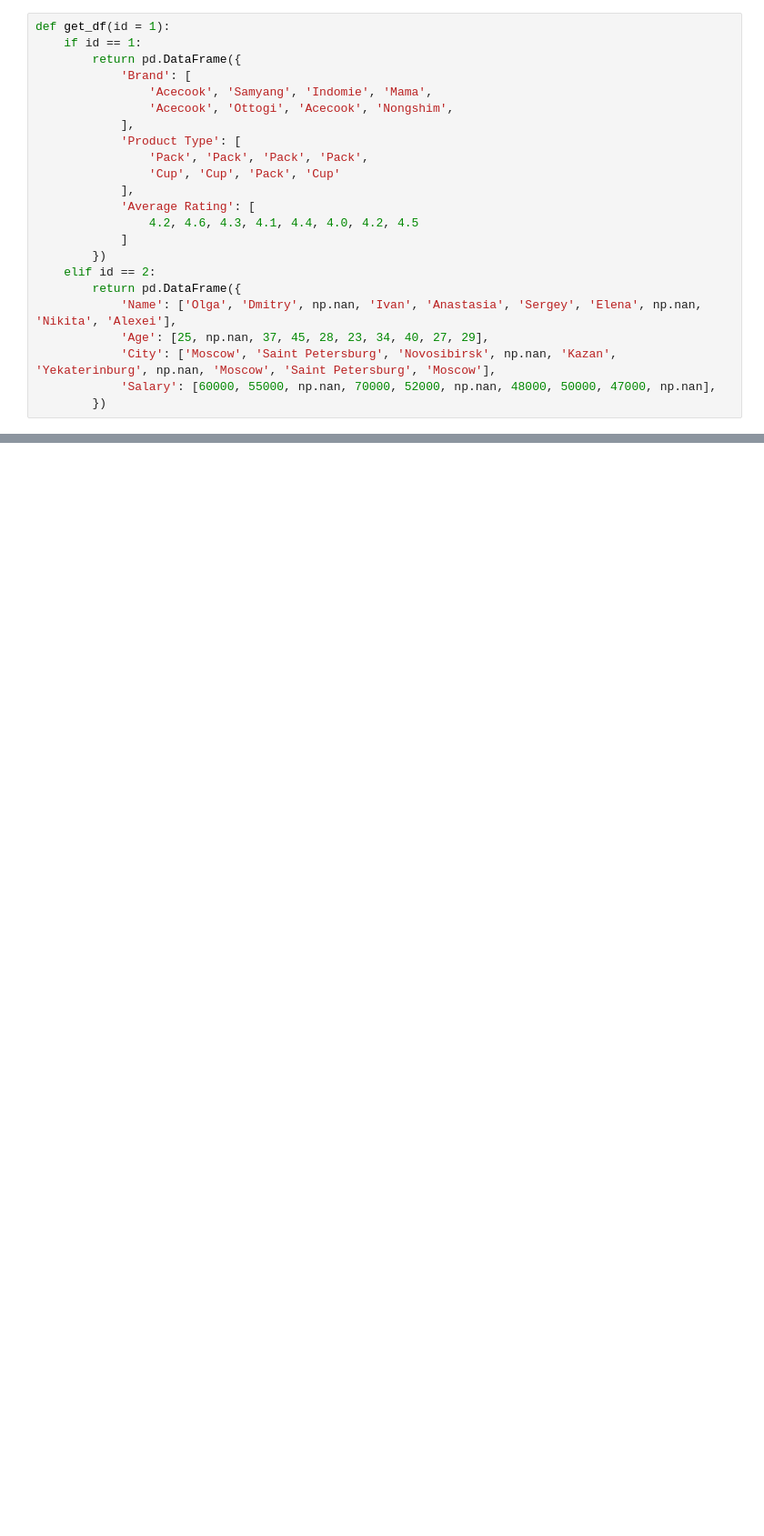
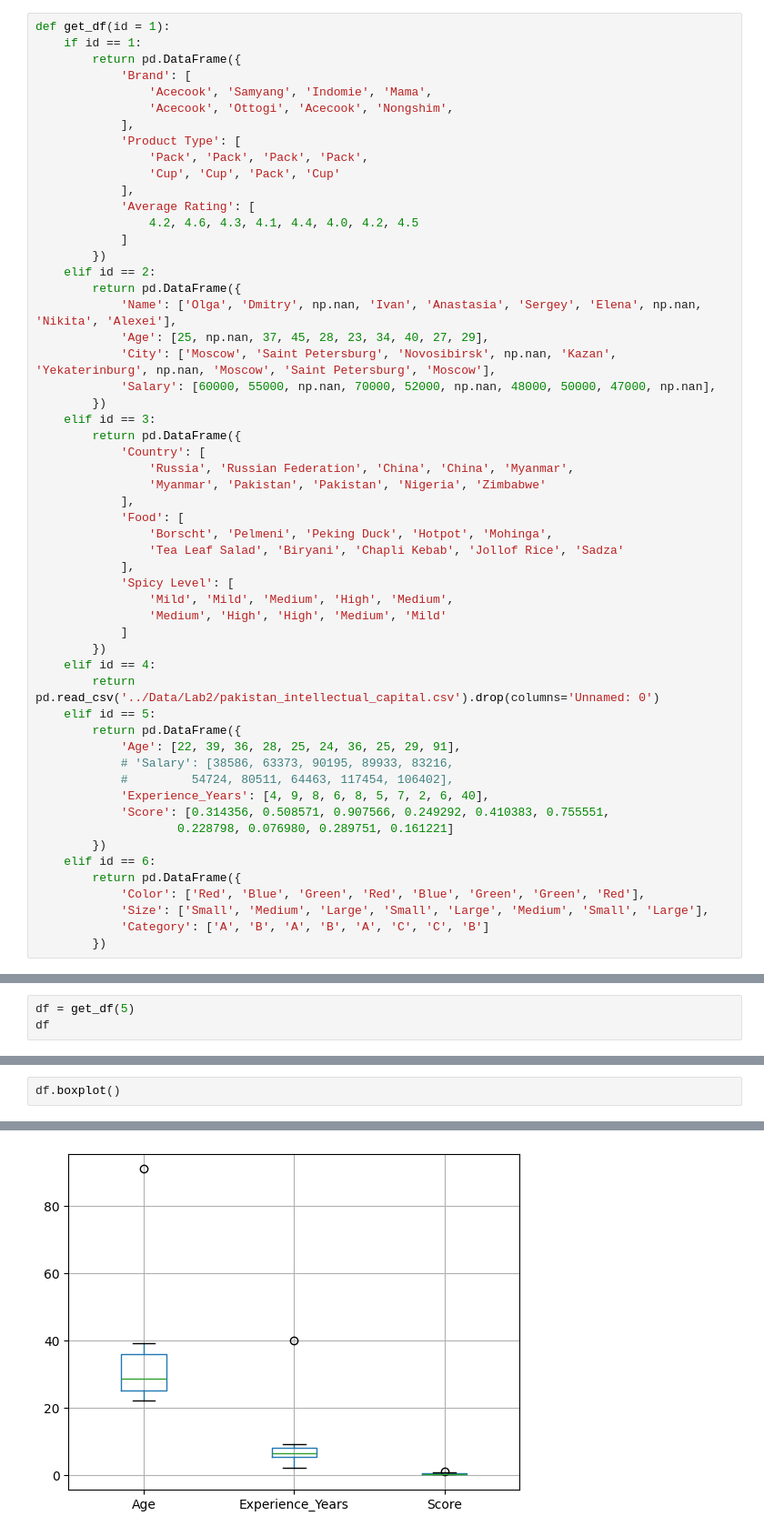
Before and after one commit to taqihaider7/NSU_ML, a Jupyter notebook: Labs/lab2a.ipynb, the cells around one changed output, grey strips where cells are left out. Shown at 91% size. Saved outputs shown, nothing was run; the diff lists cells and outputs as text; blank space fills up the shorter version.

```diff
--- a/Labs/lab2a.ipynb
+++ b/Labs/lab2a.ipynb
@@ -26,6 +26,38 @@ def get_df(id = 1):
             'City': ['Moscow', 'Saint Petersburg', 'Novosibirsk', np.nan, 'Kazan', 'Yekaterinburg', np.nan, 'Moscow', 'Saint Petersburg', 'Moscow'],
             'Salary': [60000, 55000, np.nan, 70000, 52000, np.nan, 48000, 50000, 47000, np.nan],
         })
+    elif id == 3:
+        return pd.DataFrame({
+            'Country': [
+                'Russia', 'Russian Federation', 'China', 'China', 'Myanmar',
+                'Myanmar', 'Pakistan', 'Pakistan', 'Nigeria', 'Zimbabwe'
+            ],
+            'Food': [
+                'Borscht', 'Pelmeni', 'Peking Duck', 'Hotpot', 'Mohinga',
+                'Tea Leaf Salad', 'Biryani', 'Chapli Kebab', 'Jollof Rice', 'Sadza'
+            ],
+            'Spicy Level': [
+                'Mild', 'Mild', 'Medium', 'High', 'Medium',
+                'Medium', 'High', 'High', 'Medium', 'Mild'
+            ]
+        })
+    elif id == 4:
+        return pd.read_csv('../Data/Lab2/pakistan_intellectual_capital.csv').drop(columns='Unnamed: 0')
+    elif id == 5:
+        return pd.DataFrame({
+            'Age': [22, 39, 36, 28, 25, 24, 36, 25, 29, 91],
+            # 'Salary': [38586, 63373, 90195, 89933, 83216,
+            #         54724, 80511, 64463, 117454, 106402],
+            'Experience_Years': [4, 9, 8, 6, 8, 5, 7, 2, 6, 40],
+            'Score': [0.314356, 0.508571, 0.907566, 0.249292, 0.410383, 0.755551,
+                    0.228798, 0.076980, 0.289751, 0.161221]
+        })
+    elif id == 6:
+        return pd.DataFrame({
+            'Color': ['Red', 'Blue', 'Green', 'Red', 'Blue', 'Green', 'Green', 'Red'],
+            'Size': ['Small', 'Medium', 'Large', 'Small', 'Large', 'Medium', 'Small', 'Large'],
+            'Category': ['A', 'B', 'A', 'B', 'A', 'C', 'C', 'B']
+        })
 # %% [markdown]
 ## 1. Handle duplicates
 # %%
@@ -208,0 +305,3 @@ Median of age is 29.0
+# %%
+df = get_df(5)
+df
@@ -208,0 +320,3 @@ Median of age is 29.0
+# %%
+df.boxplot()
+# %% [output]
@@ -208,0 +324 @@ Median of age is 29.0
+[figure, added]
```
Also changed, not shown: parts of 34 cells of this notebook.
